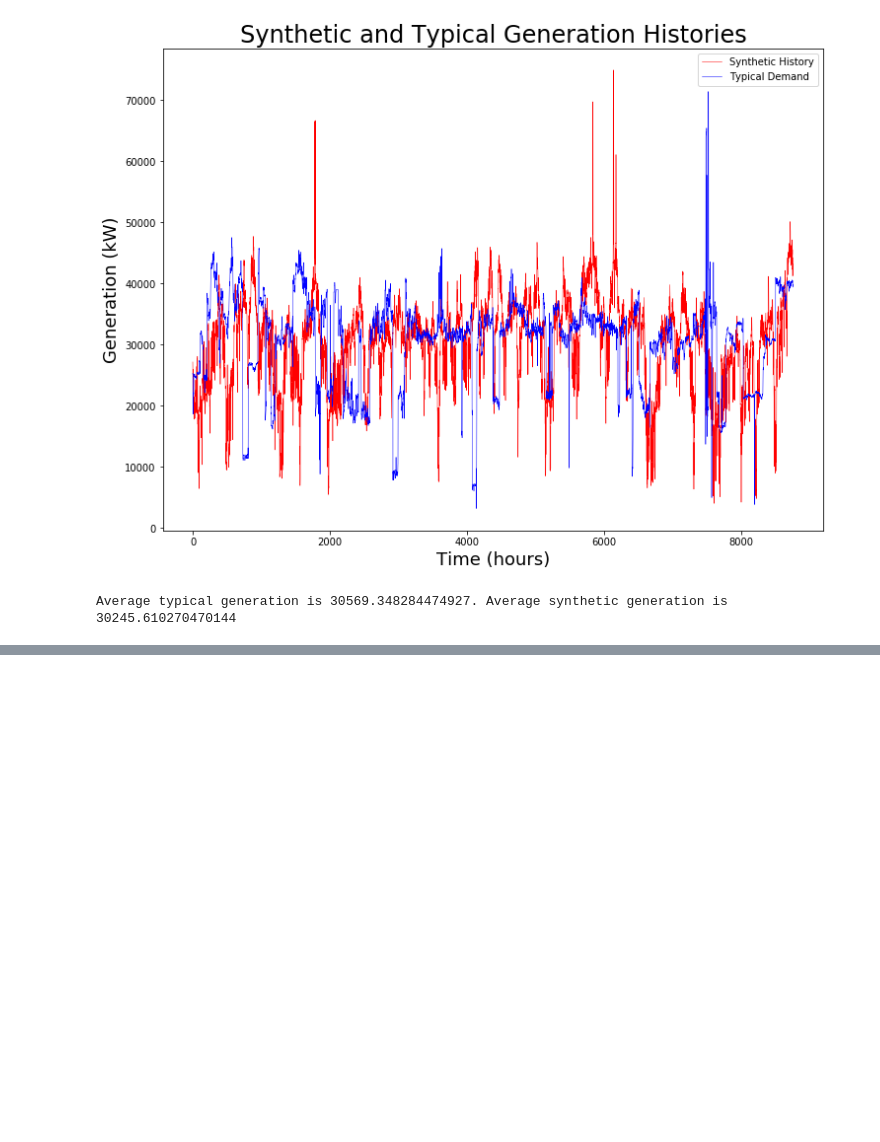
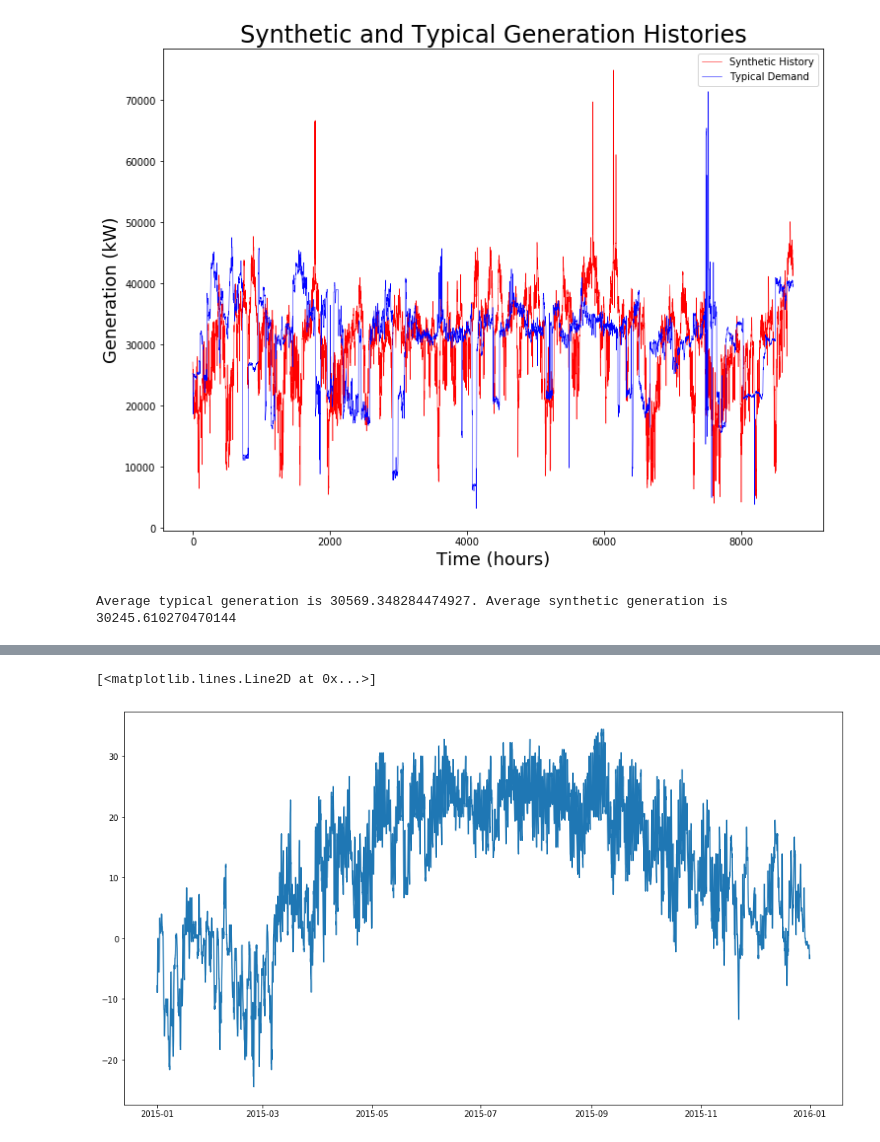
Before and after one commit to arfc/pride, a Jupyter notebook: data_processing/abbott_generation.ipynb, the cells around one changed output, grey strips where cells are left out. Saved outputs shown, nothing was run; the diff lists cells and outputs as text; code cells hidden in the pictures; blank space fills up the shorter version.

```diff
--- a/data_processing/abbott_generation.ipynb
+++ b/data_processing/abbott_generation.ipynb
@@ -237,0 +299,21 @@ Average typical generation is 30569.348284474927. Average synthetic generation i
+# %%
+from data_funcs import to_float
+
+weather = pd.read_csv(path+"willard_weather_data.csv",
+                      usecols=['DATE',
+                               'HourlyDryBulbTemperature',
+                               'HourlyPrecipitation'])
+# convert to datetime
+weather['DATE']=pd.to_datetime(weather['DATE'])
+
+# rename columns
+weather.rename(columns={'DATE':'time',
+                        'HourlyDryBulbTemperature': 'temp',
+                        'HourlyPrecipitation': 'prec'},
+               inplace=True)
+
+# fix broken data values
+weather = to_float(weather, 'temp')
+weather = to_float(weather, 'prec')
+
+weather.temp = weather.temp.interp
@@ -237,0 +334,26 @@ Average typical generation is 30569.348284474927. Average synthetic generation i
+# %%
+# get weather from 2015
+grouped = weather.groupby(weather['time'].dt.year)
+df15 = grouped.get_group(2015)
+
+# Replaces the -999.99 values with None
+interp15 = df15.replace(to_replace=-999.99, value=np.nan)
+
+# Interpolates the data with method 'linear'
+interp15 = interp15.interpolate(method='linear')
+
+# convert to celcius
+to_celcius = lambda x: (x-32)*5/9
+
+interp15['temp'] = interp15['temp'].apply(to_celcius)
+
+# get one measurement per hour
+interp15.index = pd.to_datetime(interp15.time)
+interp15 = interp15.resample('H').mean()
+
+# interp15
+fig = plt.figure(figsize=(16,9),facecolor='w',edgecolor='k')
+plt.plot(interp15.index, interp15['temp'])
+# %% [output]
+[<matplotlib.lines.Line2D at 0x...>]
+[figure, added]
```
Also changed, not shown: parts of 20 cells of this notebook.
